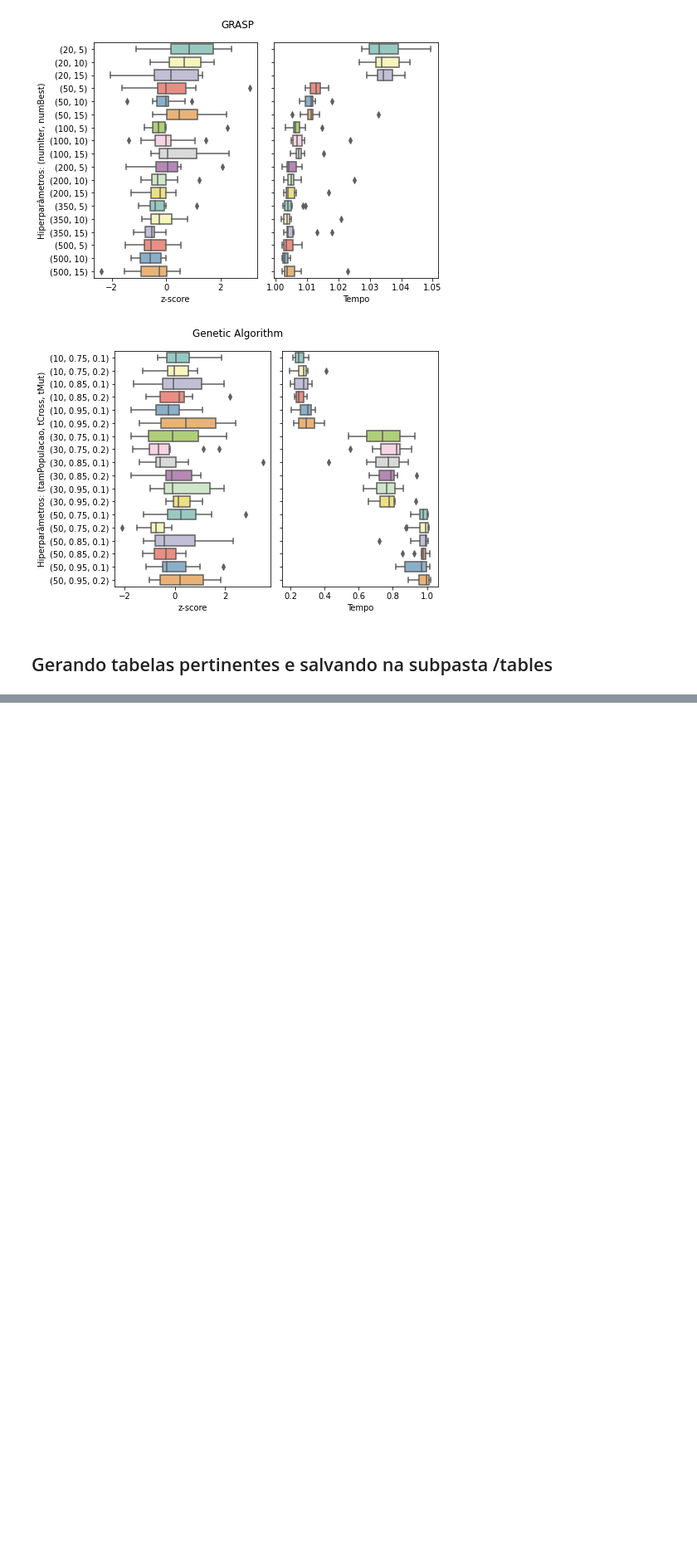
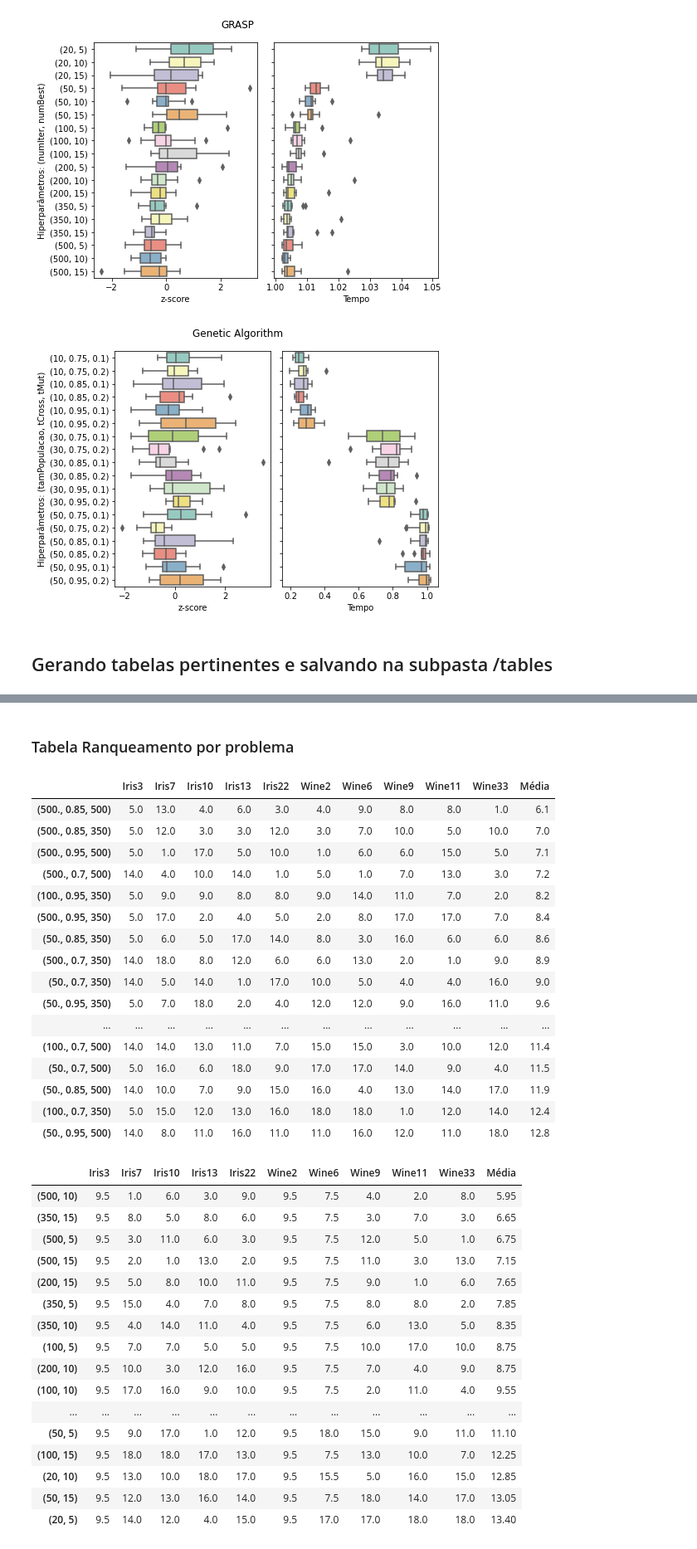
Before and after one commit to gabrielcipriano/trabalho-IA-2020-2, a Jupyter notebook: main.ipynb, the cells around one changed output, grey strips where cells are left out. Shown at 83% size. Cells and saved outputs as stored; diff of their text form; code cells hidden in the pictures; blank space fills up the shorter version.

```diff
--- a/main.ipynb
+++ b/main.ipynb
@@ -243,0 +246,48 @@ for metodo_name, df in train_data_df.items():
+# %% [markdown]
+### Tabela Ranqueamento por problema
+# %%
+ranks = {}
+for metodo_name, df in train_data_df.items():
+    ranks[metodo_name] = get_info_as_df(df, "rank", params[metodo_name])
+    ranks[metodo_name]["Média"] = np.mean(ranks[metodo_name], axis=1)
+
+    ranks[metodo_name].sort_values("Média", axis=0, ascending=True, inplace=True)
+    display(ranks[metodo_name])
+
+    with open(tables_path + "train_ranks_" + metodo_name + '.tex', 'w') as file:
+        file.write(ranks[metodo_name].to_latex(float_format="%.1f", label="tab:ranks_"+metodo_name[:7]))
+# %% [output]
+|  | Iris3 | Iris7 | Iris10 | Iris13 | Iris22 | Wine2 | Wine6 | Wine9 | Wine11 | Wine33 | Média |
+| (500., 0.85, 500) | 5.0 | 13.0 | 4.0 | 6.0 | 3.0 | 4.0 | 9.0 | 8.0 | 8.0 | 1.0 | 6.1 |
+| (500., 0.85, 350) | 5.0 | 12.0 | 3.0 | 3.0 | 12.0 | 3.0 | 7.0 | 10.0 | 5.0 | 10.0 | 7.0 |
+| (500., 0.95, 500) | 5.0 | 1.0 | 17.0 | 5.0 | 10.0 | 1.0 | 6.0 | 6.0 | 15.0 | 5.0 | 7.1 |
+| (500., 0.7, 500) | 14.0 | 4.0 | 10.0 | 14.0 | 1.0 | 5.0 | 1.0 | 7.0 | 13.0 | 3.0 | 7.2 |
+| (100., 0.95, 350) | 5.0 | 9.0 | 9.0 | 8.0 | 8.0 | 9.0 | 14.0 | 11.0 | 7.0 | 2.0 | 8.2 |
+| (500., 0.95, 350) | 5.0 | 17.0 | 2.0 | 4.0 | 5.0 | 2.0 | 8.0 | 17.0 | 17.0 | 7.0 | 8.4 |
+| (50., 0.85, 350) | 5.0 | 6.0 | 5.0 | 17.0 | 14.0 | 8.0 | 3.0 | 16.0 | 6.0 | 6.0 | 8.6 |
+| (500., 0.7, 350) | 14.0 | 18.0 | 8.0 | 12.0 | 6.0 | 6.0 | 13.0 | 2.0 | 1.0 | 9.0 | 8.9 |
+| (50., 0.7, 350) | 14.0 | 5.0 | 14.0 | 1.0 | 17.0 | 10.0 | 5.0 | 4.0 | 4.0 | 16.0 | 9.0 |
+| (50., 0.95, 350) | 5.0 | 7.0 | 18.0 | 2.0 | 4.0 | 12.0 | 12.0 | 9.0 | 16.0 | 11.0 | 9.6 |
+| ... | ... | ... | ... | ... | ... | ... | ... | ... | ... | ... | ... |
+| (100., 0.7, 500) | 14.0 | 14.0 | 13.0 | 11.0 | 7.0 | 15.0 | 15.0 | 3.0 | 10.0 | 12.0 | 11.4 |
+| (50., 0.7, 500) | 5.0 | 16.0 | 6.0 | 18.0 | 9.0 | 17.0 | 17.0 | 14.0 | 9.0 | 4.0 | 11.5 |
+| (50., 0.85, 500) | 14.0 | 10.0 | 7.0 | 9.0 | 15.0 | 16.0 | 4.0 | 13.0 | 14.0 | 17.0 | 11.9 |
+| (100., 0.7, 350) | 5.0 | 15.0 | 12.0 | 13.0 | 16.0 | 18.0 | 18.0 | 1.0 | 12.0 | 14.0 | 12.4 |
+| (50., 0.95, 500) | 14.0 | 8.0 | 11.0 | 16.0 | 11.0 | 11.0 | 16.0 | 12.0 | 11.0 | 18.0 | 12.8 |
+|  | Iris3 | Iris7 | Iris10 | Iris13 | Iris22 | Wine2 | Wine6 | Wine9 | Wine11 | Wine33 | Média |
+| (500, 10) | 9.5 | 1.0 | 6.0 | 3.0 | 9.0 | 9.5 | 7.5 | 4.0 | 2.0 | 8.0 | 5.95 |
+| (350, 15) | 9.5 | 8.0 | 5.0 | 8.0 | 6.0 | 9.5 | 7.5 | 3.0 | 7.0 | 3.0 | 6.65 |
+| (500, 5) | 9.5 | 3.0 | 11.0 | 6.0 | 3.0 | 9.5 | 7.5 | 12.0 | 5.0 | 1.0 | 6.75 |
+| (500, 15) | 9.5 | 2.0 | 1.0 | 13.0 | 2.0 | 9.5 | 7.5 | 11.0 | 3.0 | 13.0 | 7.15 |
+| (200, 15) | 9.5 | 5.0 | 8.0 | 10.0 | 11.0 | 9.5 | 7.5 | 9.0 | 1.0 | 6.0 | 7.65 |
+| (350, 5) | 9.5 | 15.0 | 4.0 | 7.0 | 8.0 | 9.5 | 7.5 | 8.0 | 8.0 | 2.0 | 7.85 |
+| (350, 10) | 9.5 | 4.0 | 14.0 | 11.0 | 4.0 | 9.5 | 7.5 | 6.0 | 13.0 | 5.0 | 8.35 |
+| (100, 5) | 9.5 | 7.0 | 7.0 | 5.0 | 5.0 | 9.5 | 7.5 | 10.0 | 17.0 | 10.0 | 8.75 |
+| (200, 10) | 9.5 | 10.0 | 3.0 | 12.0 | 16.0 | 9.5 | 7.5 | 7.0 | 4.0 | 9.0 | 8.75 |
+| (100, 10) | 9.5 | 17.0 | 16.0 | 9.0 | 10.0 | 9.5 | 7.5 | 2.0 | 11.0 | 4.0 | 9.55 |
+| ... | ... | ... | ... | ... | ... | ... | ... | ... | ... | ... | ... |
+| (50, 5) | 9.5 | 9.0 | 17.0 | 1.0 | 12.0 | 9.5 | 18.0 | 15.0 | 9.0 | 11.0 | 11.10 |
+| (100, 15) | 9.5 | 18.0 | 18.0 | 17.0 | 13.0 | 9.5 | 7.5 | 13.0 | 10.0 | 7.0 | 12.25 |
+| (20, 10) | 9.5 | 13.0 | 10.0 | 18.0 | 17.0 | 9.5 | 15.5 | 5.0 | 16.0 | 15.0 | 12.85 |
+| (50, 15) | 9.5 | 12.0 | 13.0 | 16.0 | 14.0 | 9.5 | 7.5 | 18.0 | 14.0 | 17.0 | 13.05 |
+| (20, 5) | 9.5 | 14.0 | 12.0 | 4.0 | 15.0 | 9.5 | 17.0 | 17.0 | 18.0 | 18.0 | 13.40 |
```
Also changed, not shown: parts of 15 cells of this notebook, 9 other files.
